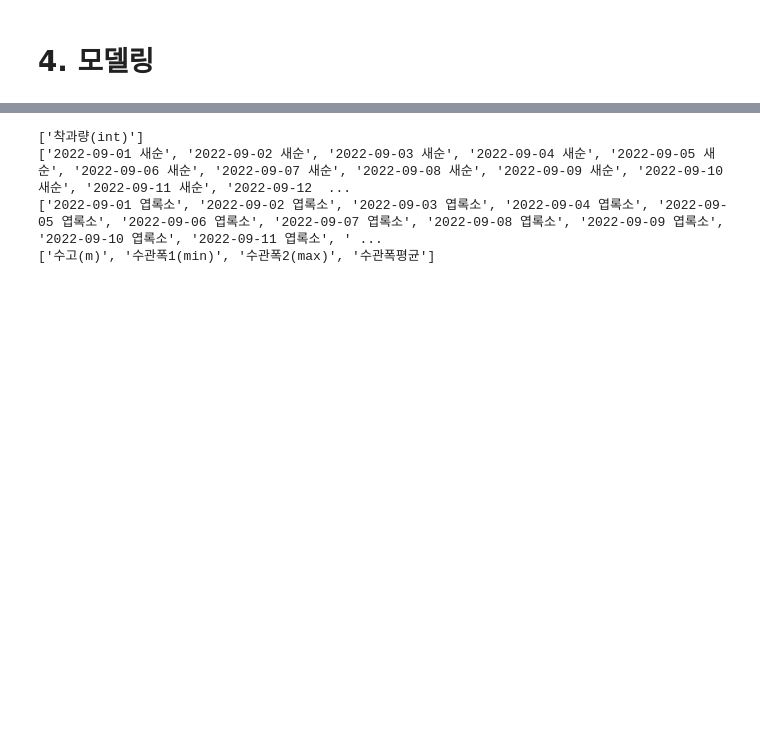
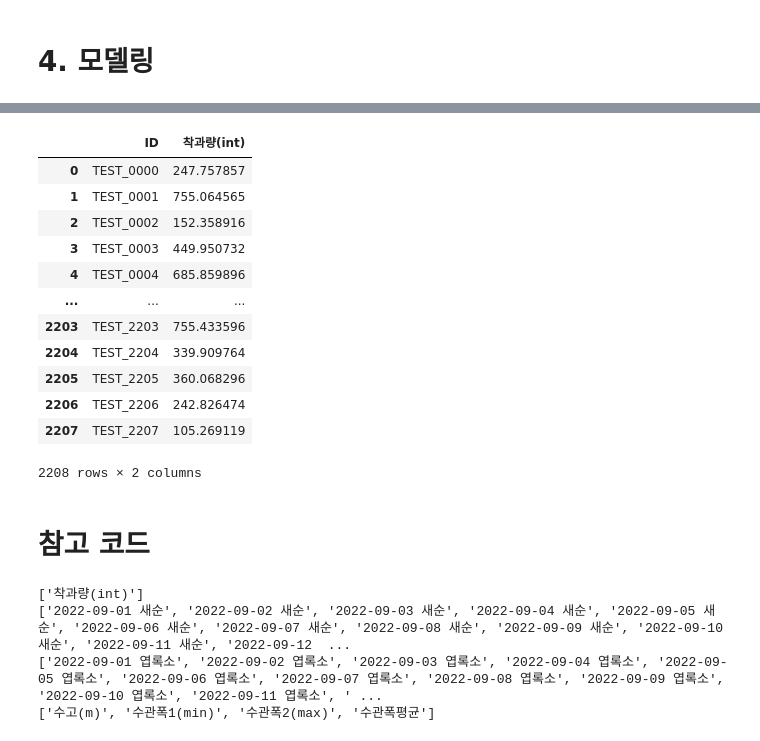
Before and after one commit to JaeHong-Park987/Citrus_fruit_set, a Jupyter notebook: 감귤 착과량 예측 정리.ipynb, the cells around one changed output, grey strips where cells are left out. Cells and saved outputs as stored; diff of their text form; code cells hidden in the pictures; blank space fills up the shorter version.

```diff
--- a/감귤 착과량 예측 정리.ipynb
+++ b/감귤 착과량 예측 정리.ipynb
@@ -643,3 +724,24 @@ NameError: ignored
+# %%
+sub['착과량(int)'] = pred
+sub.to_csv('/content/drive/MyDrive/data/감귤/sample_submission.csv', index=False)
+# %%
+sub
+# %% [output]
+|  | ID | 착과량(int) |
+| 0 | TEST_0000 | 247.757857 |
+| 1 | TEST_0001 | 755.064565 |
+| 2 | TEST_0002 | 152.358916 |
+| 3 | TEST_0003 | 449.950732 |
+| 4 | TEST_0004 | 685.859896 |
+| ... | ... | ... |
+| 2203 | TEST_2203 | 755.433596 |
+| 2204 | TEST_2204 | 339.909764 |
+| 2205 | TEST_2205 | 360.068296 |
+| 2206 | TEST_2206 | 242.826474 |
+| 2207 | TEST_2207 | 105.269119 |
+2208 rows × 2 columns
+# %% [markdown]
+# 참고 코드
 # %%
 # 유형별 변수 정리
 target = ['착과량(int)'] # 예측해야 할 변수
```
Also changed, not shown: parts of 12 cells of this notebook.
